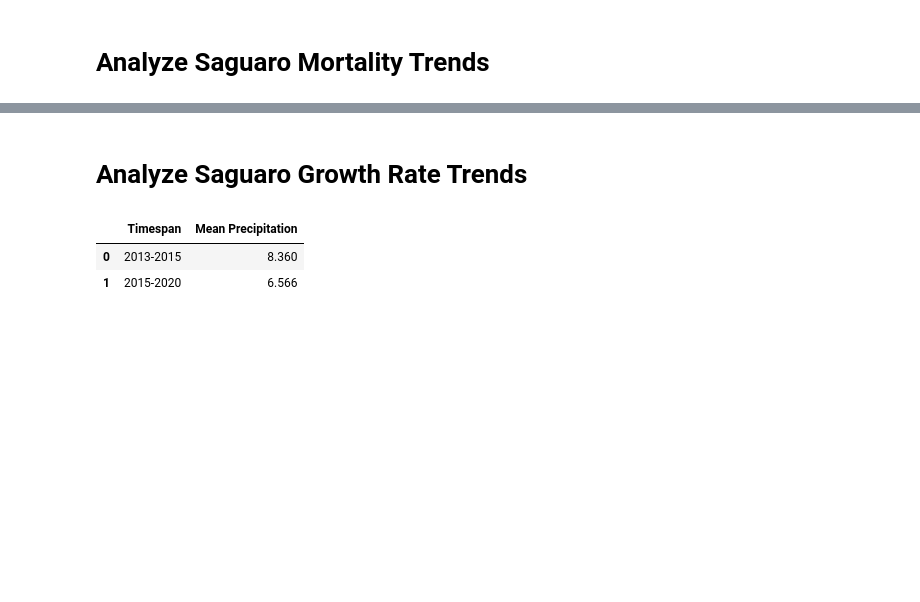
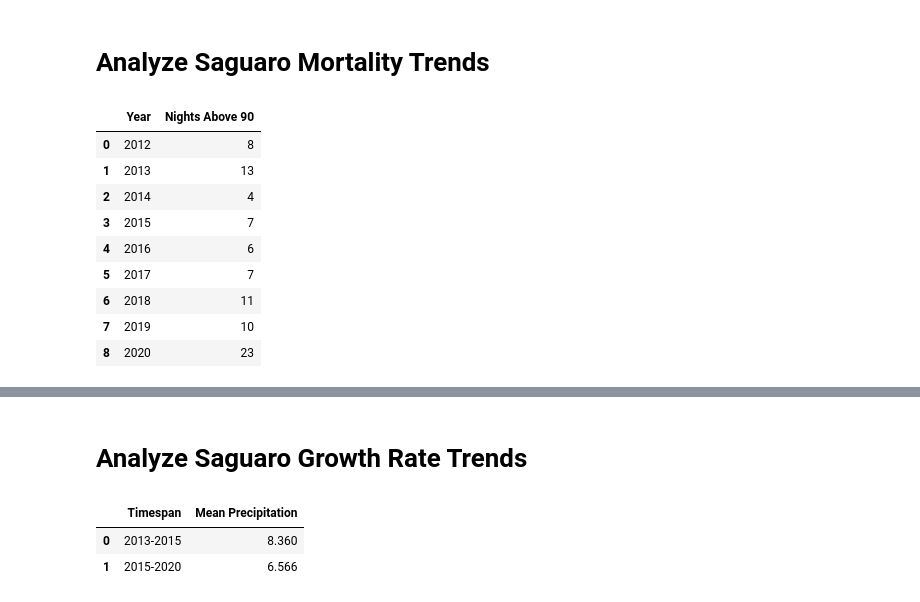
Before and after one commit to mfahey312/SaguaroProject, a Jupyter notebook: Final/Jupyter notebooks/Analysis.ipynb, the cells around one changed output, grey strips where cells are left out. Saved outputs shown, nothing was run; the diff lists cells and outputs as text; code cells hidden in the pictures; blank space fills up the shorter version.

```diff
--- a/Final/Jupyter notebooks/Analysis.ipynb
+++ b/Final/Jupyter notebooks/Analysis.ipynb
@@ -71,3 +66,18 @@ nights_above_90_df = pd.read_csv("../Data ready for analyses/Nights_above_90_rea
 precip_df = pd.read_csv("../Data ready for analyses/precip_ready_for_analysis.csv")
 # %% [markdown]
 # Analyze Saguaro Mortality Trends
+# %%
+# Drop first column
+nights_above_90_df = nights_above_90_df[["Year", "Nights Above 90"]]
+nights_above_90_df
+# %% [output]
+|  | Year | Nights Above 90 |
+| 0 | 2012 | 8 |
+| 1 | 2013 | 13 |
+| 2 | 2014 | 4 |
+| 3 | 2015 | 7 |
+| 4 | 2016 | 6 |
+| 5 | 2017 | 7 |
+| 6 | 2018 | 11 |
+| 7 | 2019 | 10 |
+| 8 | 2020 | 23 |
```
Also changed, not shown: parts of 20 cells of this notebook, 10 other files.
